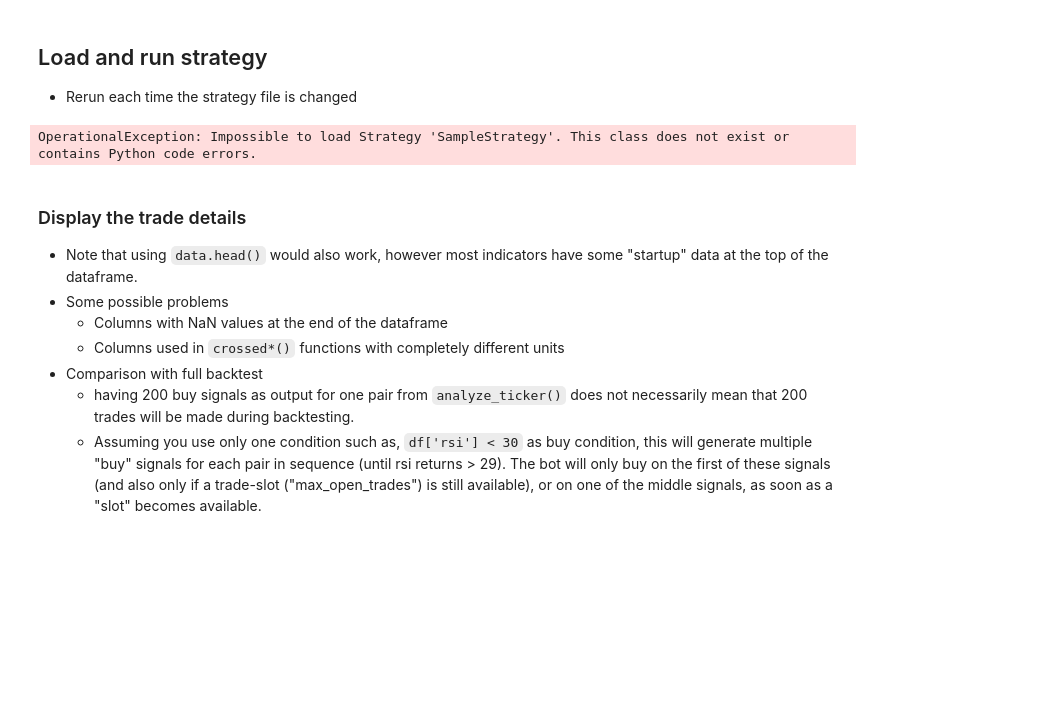
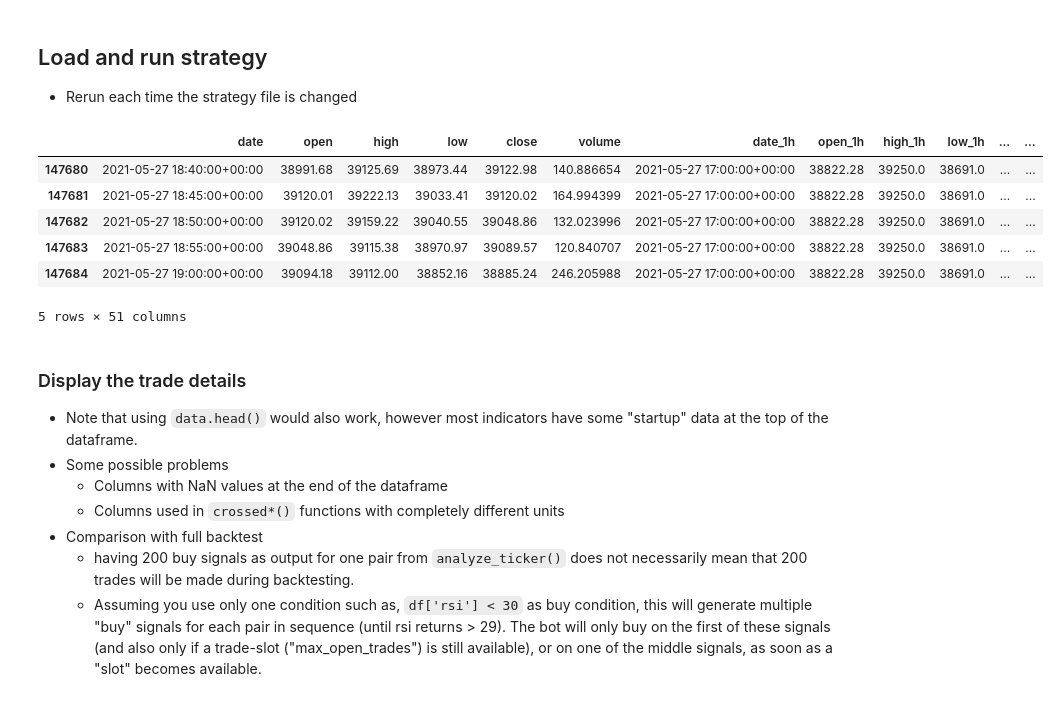
Before and after one commit to nmenescardi/some_freqtrade_stuff, a Jupyter notebook: notebooks/strategy_analysis_example.ipynb, the cells around one changed output. Saved outputs shown, nothing was run; the diff lists cells and outputs as text; code cells hidden in the pictures; blank space fills up the shorter version.

```diff
--- a/notebooks/strategy_analysis_example.ipynb
+++ b/notebooks/strategy_analysis_example.ipynb
@@ -59,13 +79,20 @@ Loaded 0 rows of data for BTC/USDT from /freqtrade/user_data/data/binance
 # %%
 # Load strategy using values set above
 from freqtrade.resolvers import StrategyResolver
 strategy = StrategyResolver.load_strategy(config)
+strategy.dp = ft_dataprovider
 
 # Generate buy/sell signals using strategy
 df = strategy.analyze_ticker(candles, {'pair': pair})
 df.tail()
 # %% [output]
+|  | date | open | high | low | close | volume | date_1h | open_1h | high_1h | low_1h | ... | ... |
+| 147680 | 2021-05-27 18:40:00+00:00 | 38991.68 | 39125.69 | 38973.44 | 39122.98 | 140.886654 | 2021-05-27 17:00:00+00:00 | 38822.28 | 39250.0 | 38691.0 | ... | ... |
+| 147681 | 2021-05-27 18:45:00+00:00 | 39120.01 | 39222.13 | 39033.41 | 39120.02 | 164.994399 | 2021-05-27 17:00:00+00:00 | 38822.28 | 39250.0 | 38691.0 | ... | ... |
+| 147682 | 2021-05-27 18:50:00+00:00 | 39120.02 | 39159.22 | 39040.55 | 39048.86 | 132.023996 | 2021-05-27 17:00:00+00:00 | 38822.28 | 39250.0 | 38691.0 | ... | ... |
+| 147683 | 2021-05-27 18:55:00+00:00 | 39048.86 | 39115.38 | 38970.97 | 39089.57 | 120.840707 | 2021-05-27 17:00:00+00:00 | 38822.28 | 39250.0 | 38691.0 | ... | ... |
+| 147684 | 2021-05-27 19:00:00+00:00 | 39094.18 | 39112.00 | 38852.16 | 38885.24 | 246.205988 | 2021-05-27 17:00:00+00:00 | 38822.28 | 39250.0 | 38691.0 | ... | ... |
-OperationalException: Impossible to load Strategy 'SampleStrategy'. This class does not exist or contains Python code errors.
+5 rows × 51 columns
 # %% [markdown]
 ### Display the trade details
 
```
Also changed, not shown: parts of 5 cells of this notebook.
